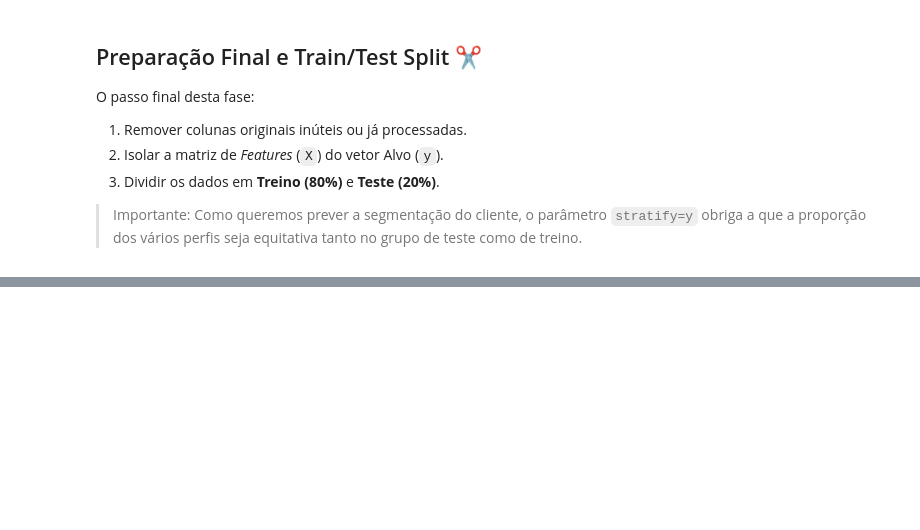
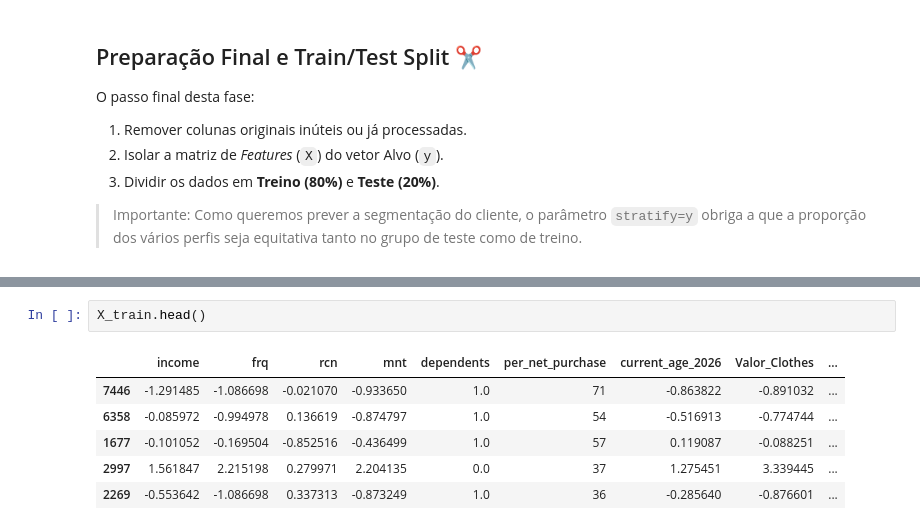
Before and after one commit to MPCCoder/Data-Science-e-Modelos-Preditivos, a Jupyter notebook: Data_Science_e_Modelos_Preditivos_Lab4.ipynb, the cells around one changed output, grey strips where cells are left out. Saved outputs shown, nothing was run; the diff lists cells and outputs as text; blank space fills up the shorter version.

```diff
--- a/Data_Science_e_Modelos_Preditivos_Lab4.ipynb
+++ b/Data_Science_e_Modelos_Preditivos_Lab4.ipynb
@@ -566,0 +641,9 @@ Teste  -> Features: (1800, 19), Target: (1800,)
+# %%
+X_train.head()
+# %% [output]
+|  | income | frq | rcn | mnt | dependents | per_net_purchase | current_age_2026 | Valor_Clothes | ... |
+| 7446 | -1.291485 | -1.086698 | -0.021070 | -0.933650 | 1.0 | 71 | -0.863822 | -0.891032 | ... |
+| 6358 | -0.085972 | -0.994978 | 0.136619 | -0.874797 | 1.0 | 54 | -0.516913 | -0.774744 | ... |
+| 1677 | -0.101052 | -0.169504 | -0.852516 | -0.436499 | 1.0 | 57 | 0.119087 | -0.088251 | ... |
+| 2997 | 1.561847 | 2.215198 | 0.279971 | 2.204135 | 0.0 | 37 | 1.275451 | 3.339445 | ... |
+| 2269 | -0.553642 | -1.086698 | 0.337313 | -0.873249 | 1.0 | 36 | -0.285640 | -0.876601 | ... |
```
Also changed, not shown: parts of 13 cells of this notebook.
